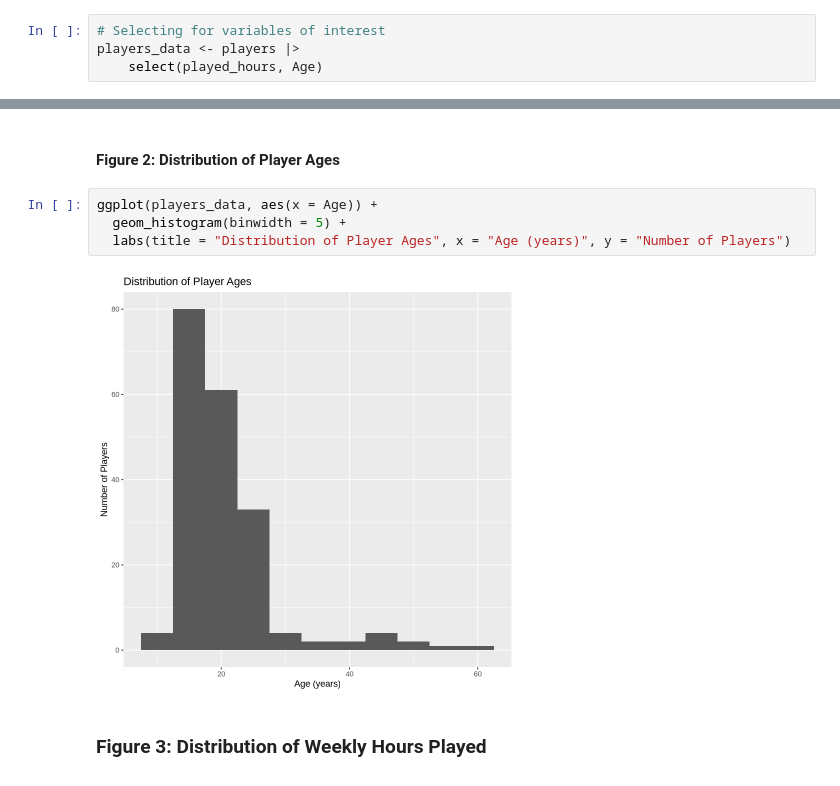
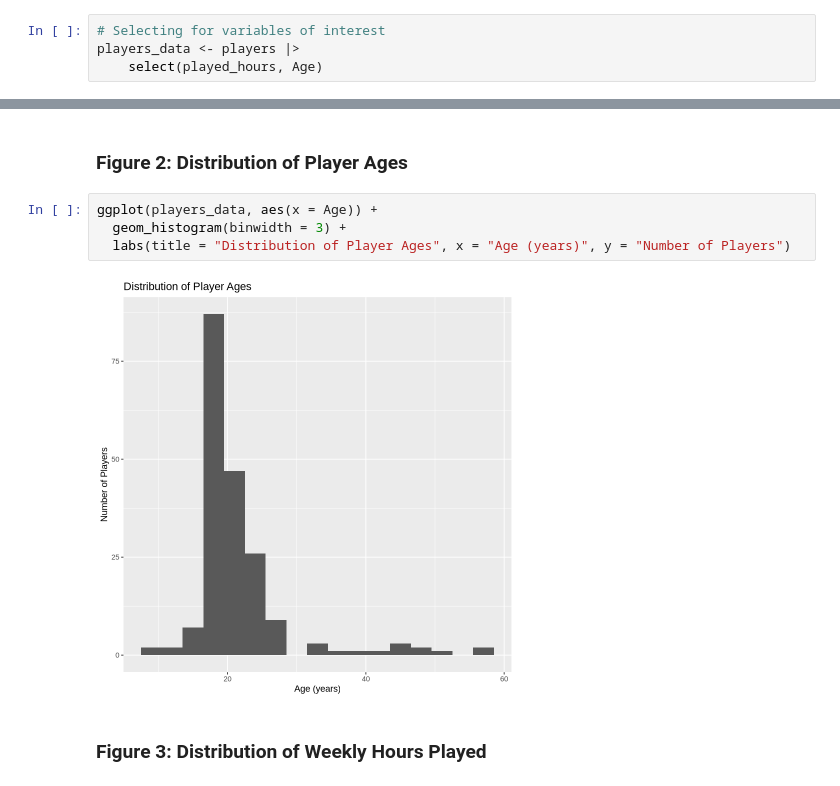
Before and after one commit to owenkotler/dsci_100_project_group_40, a Jupyter notebook: dsci_100_project_final.ipynb, the cells around one changed output, grey strips where cells are left out. Drawn from its saved outputs; the diff is of its cells as text.

Commit message:
Description of exploratory visualizations and justification of predictor variable
Also added IQR, references, and legend to figure 1.

```diff
--- a/dsci_100_project_final.ipynb
+++ b/dsci_100_project_final.ipynb
@@ -83,11 +92,11 @@ attr(,"class")
 # %% [markdown]
-#### Figure 2: Distribution of Player Ages
+### Figure 2: Distribution of Player Ages
 # %%
 ggplot(players_data, aes(x = Age)) +
-  geom_histogram(binwidth = 5) +
+  geom_histogram(binwidth = 3) +
   labs(title = "Distribution of Player Ages", x = "Age (years)", y = "Number of Players")
 # %% [output]
-[figure, old version]
+[figure, new version]
 # %% [markdown]
 ### Figure 3: Distribution of Weekly Hours Played
 # %%
```
Also changed, not shown: parts of 12 cells of this notebook.
